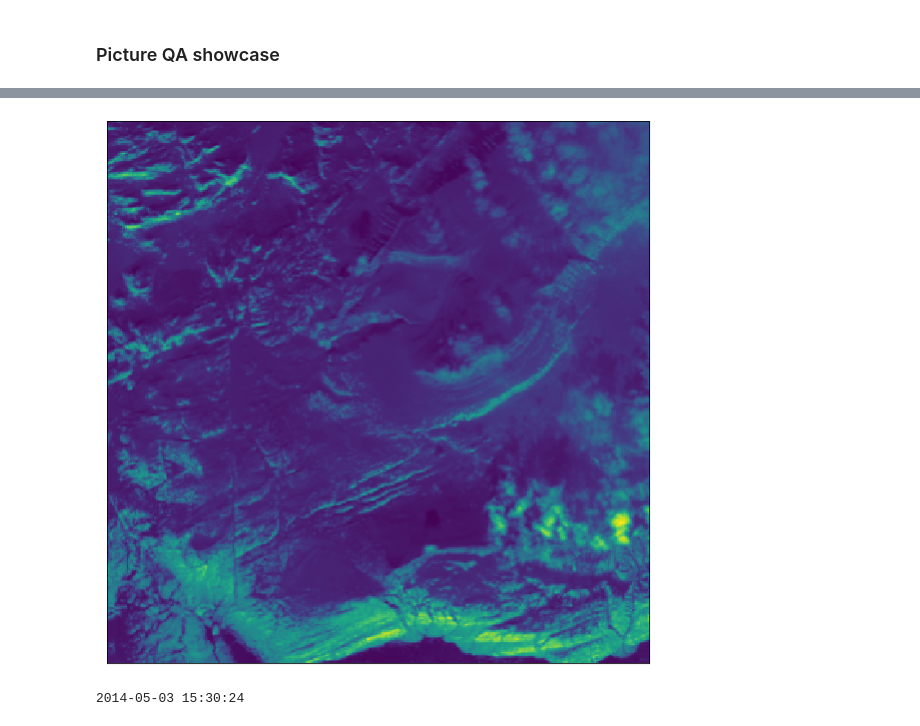
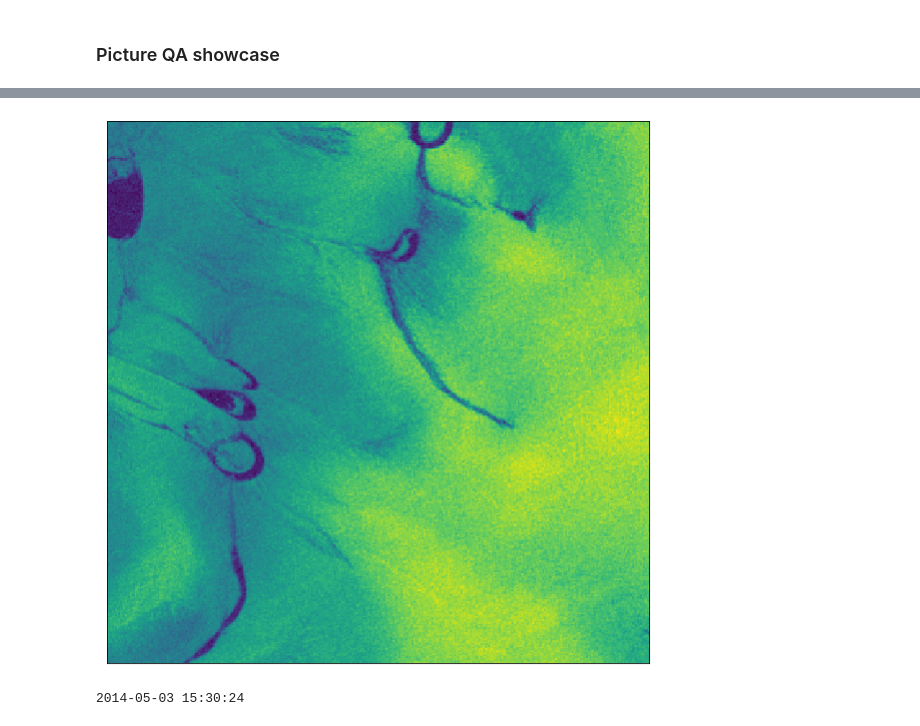
Before and after one commit to kakacper1/Greenland-water_features_mapping, a Jupyter notebook: notebooks/3_data_mining/C0. Data distributribution LANDSAT 8 + picture showcase.ipynb, the cells around one changed output, grey strips where cells are left out. Saved outputs shown, nothing was run; the diff lists cells and outputs as text; code cells hidden in the pictures.

```diff
--- a/notebooks/3_data_mining/C0. Data distributribution LANDSAT 8 + picture showcase.ipynb
+++ b/notebooks/3_data_mining/C0. Data distributribution LANDSAT 8 + picture showcase.ipynb
@@ -85,7 +85,7 @@ array([ 1.3315865 ,  0.71527897, -1.54540029, -0.00838385,  0.62133597,
 # %%
 from eolearn.core import EOTask, EOPatch
 
-eo_patch = EOPatch.load('../../data/EOPatches/LANDSAT_8/UPE_PROMICE/UTM_22N/2014_05-2014_10/2969_maxcc_0.05_x-3_y-130')
+eo_patch = EOPatch.load('../../data/EOPatches/LANDSAT_8/UPE_PROMICE/UTM_22N/2014_05-2014_10/2974_maxcc_0.05_x-3_y-135')
 eo_patch
 # %% [output]
 EOPatch(
@@ -377,7 +377,7 @@ plt.tight_layout()
 # %% [markdown]
 ### Picture QA showcase
 # %%
-eo_patch = EOPatch.load('../../data/EOPatches/LANDSAT_8/UPE_PROMICE/UTM_22N/2014_05-2014_10/2969_maxcc_0.05_x-3_y-130')
+eo_patch = EOPatch.load('../../data/EOPatches/LANDSAT_8/UPE_PROMICE/UTM_22N/2019_05-2019_10/3473_maxcc_0.05_x-7_y-134')
 eo_patch
 # %% [output]
 EOPatch(
@@ -406,3 +456,3 @@ Ploting...
 # %%
-plot_utils.plot_single_band_LANDSAT_8(eo_patch, data_acces_name = 'LANDSAT_RAW_BANDS', band_idx=5, datetime_idx=1)
+plot_utils.plot_single_band_LANDSAT_8(eo_patch, data_acces_name = 'LANDSAT_RAW_BANDS', band_idx=5, datetime_idx=15)
 # %% [output]
@@ -410,4 +460,4 @@ plot_utils.plot_single_band_LANDSAT_8(eo_patch, data_acces_name = 'LANDSAT_RAW_B
-[figure, old version]
+[figure, new version]
 # %%
 plot_utils.plot_qa_mask_LANDSAT_8(eo_patch, 0, datetime_idx=0) # clouds
 # %% [output]
```
Also changed, not shown: parts of 14 cells of this notebook, 39 other files.
